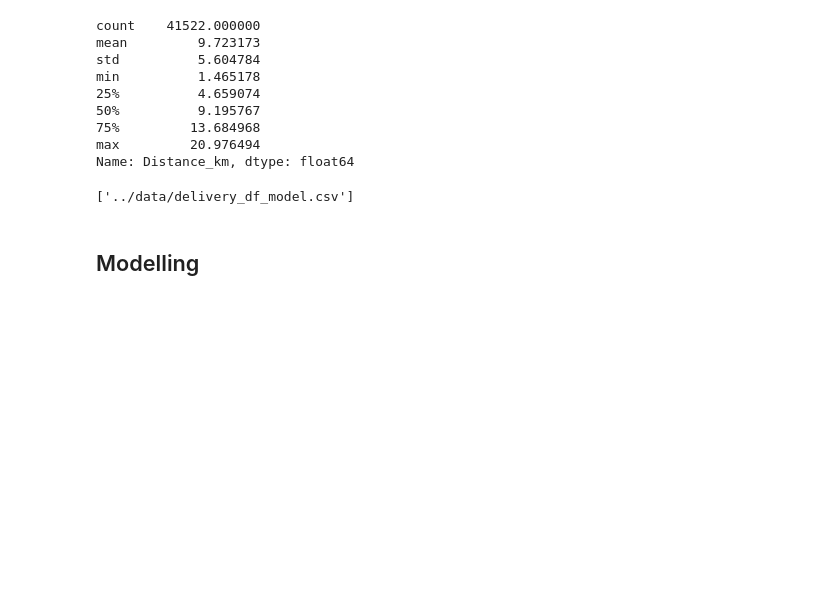
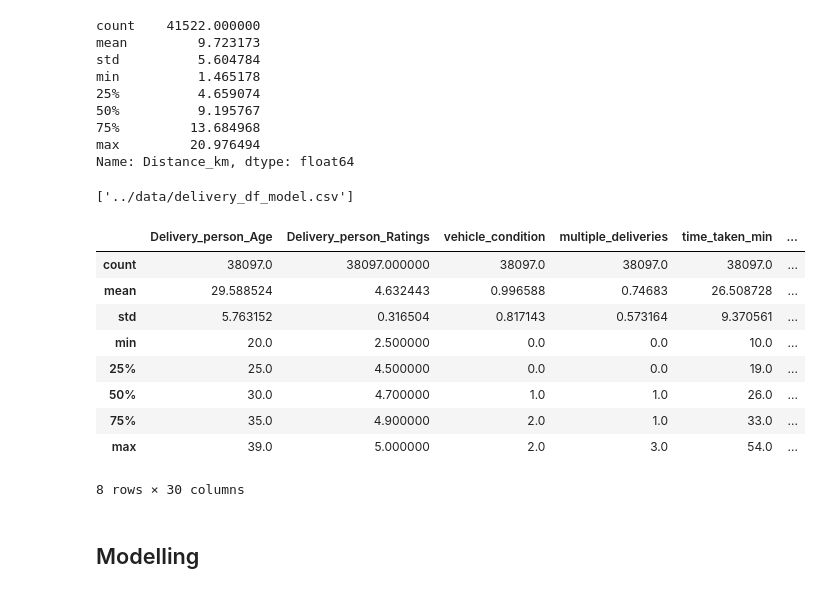
Before and after one commit to kansonc/LHL_final_project, a Jupyter notebook: src/EDA.ipynb, the cells around one changed output. Saved outputs shown, nothing was run; the diff lists cells and outputs as text; code cells hidden in the pictures; blank space fills up the shorter version.

```diff
--- a/src/EDA.ipynb
+++ b/src/EDA.ipynb
@@ -305,6 +305,7 @@ Name: Distance_km, dtype: float64
 # %%
 # Drop all columns unable to be modeled
 delivery_df_model = delivery_df_fe.drop(columns=delivery_df_fe.select_dtypes(include=['object', 'string', 'datetime64']).columns)
+delivery_df_model = delivery_df_model.drop(columns=['Restaurant_latitude', 'Restaurant_longitude', 'Delivery_location_latitude', 'Delivery_location_longitude'])
 delivery_df_model.dtypes
 
 #drop all Nan data
@@ -317,6 +318,19 @@ joblib.dump(delivery_df_fe, "../data/delivery_df_fe.csv")
 joblib.dump(delivery_df_model, "../data/delivery_df_model.csv")
 # %% [output]
 ['../data/delivery_df_model.csv']
+# %%
+delivery_df_model.describe()
+# %% [output]
+|  | Delivery_person_Age | Delivery_person_Ratings | vehicle_condition | multiple_deliveries | time_taken_min | ... |
+| count | 38097.0 | 38097.000000 | 38097.0 | 38097.0 | 38097.0 | ... |
+| mean | 29.588524 | 4.632443 | 0.996588 | 0.74683 | 26.508728 | ... |
+| std | 5.763152 | 0.316504 | 0.817143 | 0.573164 | 9.370561 | ... |
+| min | 20.0 | 2.500000 | 0.0 | 0.0 | 10.0 | ... |
+| 25% | 25.0 | 4.500000 | 0.0 | 0.0 | 19.0 | ... |
+| 50% | 30.0 | 4.700000 | 1.0 | 1.0 | 26.0 | ... |
+| 75% | 35.0 | 4.900000 | 2.0 | 1.0 | 33.0 | ... |
+| max | 39.0 | 5.000000 | 2.0 | 3.0 | 54.0 | ... |
+8 rows × 30 columns
 # %% [markdown]
 ## Modelling
 # %%
```
Also changed, not shown: parts of 3 cells of this notebook, 2 other files.
